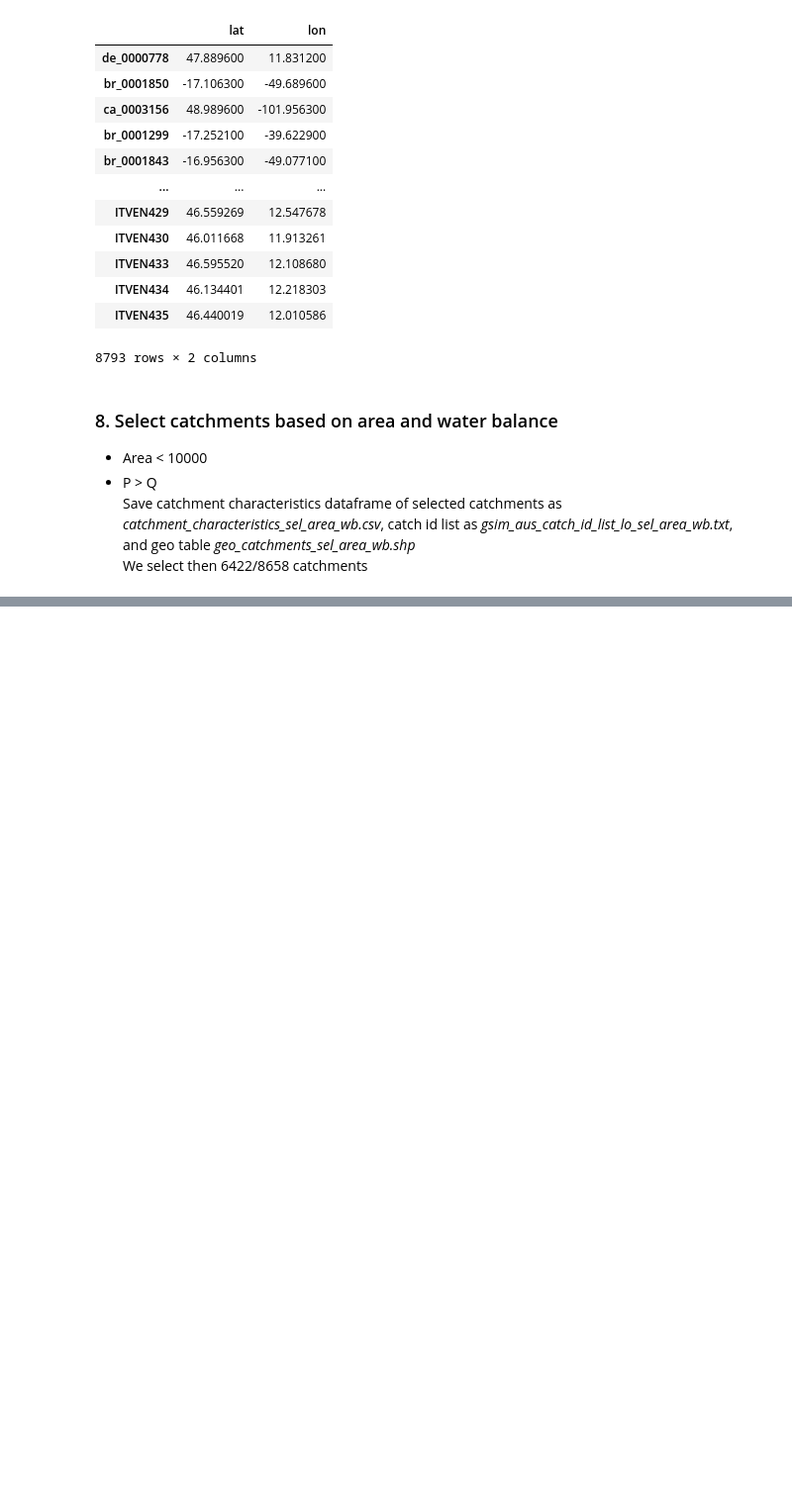
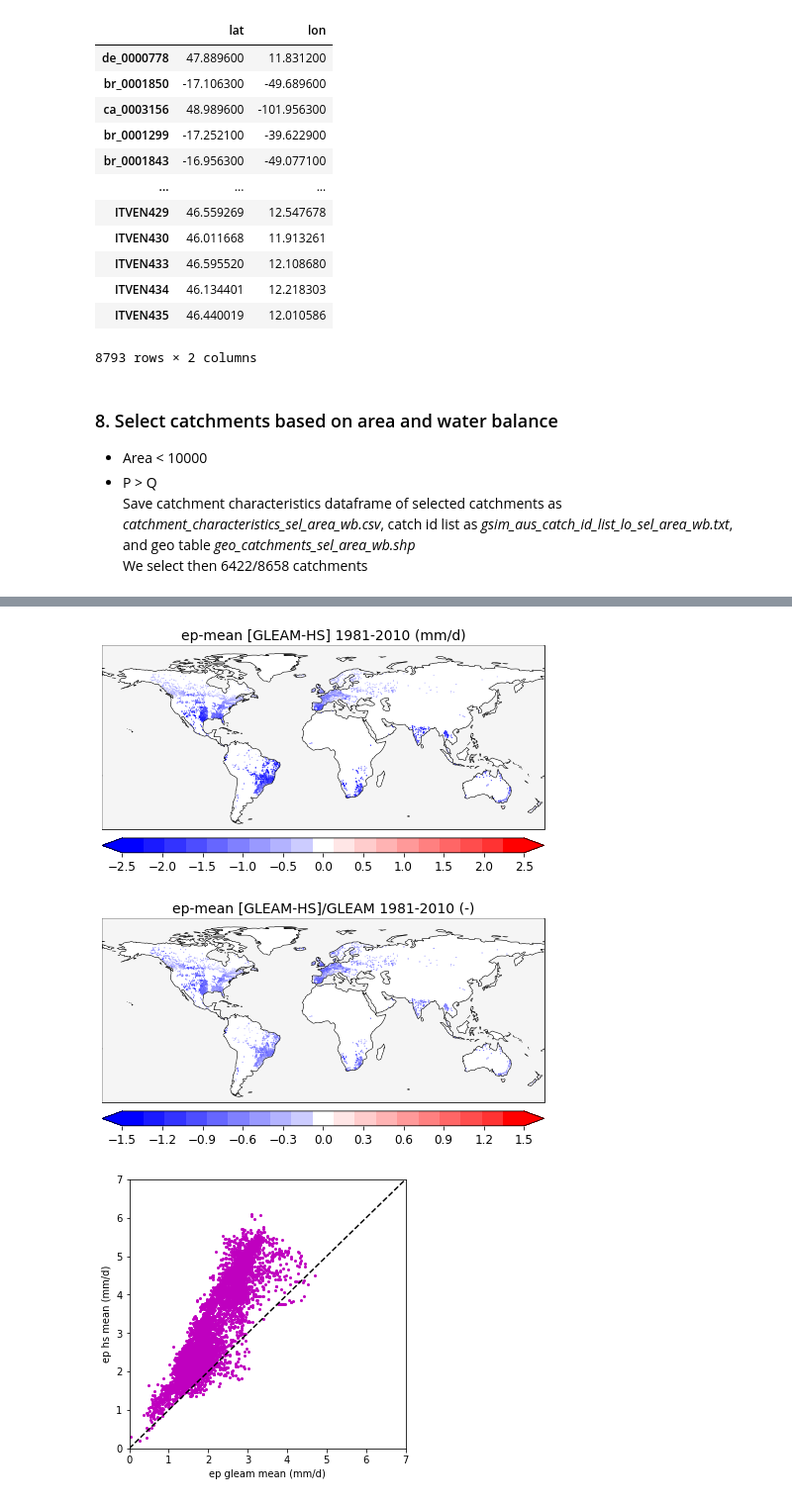
Before and after one commit to fvanoorschot/global_sr_module, a Jupyter notebook: catchment_descriptors.ipynb, the cells around one changed output, grey strips where cells are left out. Shown at 99% size. Drawn from its saved outputs; the diff is of its cells as text; code cells hidden in the pictures; blank space fills up the shorter version.

```diff
--- a/catchment_descriptors.ipynb
+++ b/catchment_descriptors.ipynb
@@ -69,5 +73,0 @@ done
-# %%
-catch_id = 'ca_0005016'
-f  = f'{work_dir}/output/catchment_characteristics/{data_sources}/climate/{catch_id}.csv'
-a = pd.read_csv(f, index_col=0)
-a.phi_sc
@@ -1241,0 +1287,13 @@ a.to_file(f'{work_dir}/output/geo_catchments_sel_area_wb.shp') #store geopandas
+# %%
+ms = pd.read_csv(f'{work_dir}/output/forcing_timeseries/ep_gleam_mean_catchments.csv',index_col=0)
+gs = pd.read_csv(f'{work_dir}/output/forcing_timeseries/ep_hs_mean_catchments.csv',index_col=0)
+latlon = pd.read_csv(f'{work_dir}/output/lat_lon_catchment_outlets.csv',index_col=0)
+area = pd.read_csv(f'{work_dir}/output/catchment_area.csv',index_col=0)
+
+df = pd.DataFrame(index=gs.index, columns=['area','lat','lon','ep_hs_mean','ep_gleam_mean'])
+df['area'] = area.area
+df[['lat','lon']] = latlon[['lat','lon']]
+df['ep_hs_mean'] = gs.ep_hs_mean
+df['ep_gleam_mean'] = ms.ep_gleam_mean
+
+df = df[df.area<10000]
@@ -1241,0 +1316,52 @@ a.to_file(f'{work_dir}/output/geo_catchments_sel_area_wb.shp') #store geopandas
+# %%
+df['dif'] = df.ep_gleam_mean - df.ep_hs_mean
+df['difr'] = (df.ep_gleam_mean - df.ep_hs_mean)/df.ep_gleam_mean
+
+cmap_vd2 = cm.get_cmap('bwr', 21)
+bounds = np.linspace(-2.5,2.5,20)
+bounds2 = np.linspace(-2.5,2.5,11)
+norm = mpl.colors.BoundaryNorm(bounds, cmap_vd2.N)
+
+fig = plt.figure(figsize=(8,8))
+ax = plt.axes(projection=ccrs.PlateCarree())
+ax.coastlines()
+ax.add_feature(cartopy.feature.OCEAN, zorder=100,facecolor='whitesmoke', edgecolor='k',linewidth=0.1)
+ax.set_global()
+ax.set_xlim(-180,180)
+ax.set_ylim(-60,90)
+s = ax.scatter(df.lon,df.lat,s=0.8,c=df.dif,cmap=cmap_vd2, norm=norm,edgecolors='face',marker='o',linewidths=0.1)
+cbar = plt.colorbar(s, orientation='horizontal', label='',spacing='proportional',extend='both', pad=0.02,aspect=30, norm=norm,ticks=bounds2)
+cbar.ax.tick_params(labelsize=12)
+ax.set_title('ep-mean [GLEAM-HS] 1981-2010 (mm/d)',size=14)
+fig.savefig(f'{work_dir}/output/figures/prediction_figures/difabs_epgleam-hs.jpg', bbox_inches='tight',dpi=300)
+
+cmap_vd2 = cm.get_cmap('bwr', 21)
+bounds = np.linspace(-1.5,1.5,20)
+bounds2 = np.linspace(-1.5,1.5,11)
+norm = mpl.colors.BoundaryNorm(bounds, cmap_vd2.N)
+
+fig = plt.figure(figsize=(8,8))
+ax = plt.axes(projection=ccrs.PlateCarree())
+ax.coastlines()
+ax.add_feature(cartopy.feature.OCEAN, zorder=100,facecolor='whitesmoke', edgecolor='k',linewidth=0.1)
+ax.set_global()
+ax.set_xlim(-180,180)
+ax.set_ylim(-60,90)
+s = ax.scatter(df.lon,df.lat,s=0.8,c=df.difr,cmap=cmap_vd2, norm=norm,edgecolors='face',marker='o',linewidths=0.1)
+cbar = plt.colorbar(s, orientation='horizontal', label='',spacing='proportional',extend='both', pad=0.02,aspect=30, norm=norm,ticks=bounds2)
+cbar.ax.tick_params(labelsize=12)
+ax.set_title('ep-mean [GLEAM-HS]/GLEAM 1981-2010 (-)',size=14)
+fig.savefig(f'{work_dir}/output/figures/prediction_figures/difrel_epgleam-hs.jpg', bbox_inches='tight',dpi=300)
+
+plt.figure(figsize=(5,5))
+plt.plot(df.ep_gleam_mean, df.ep_hs_mean, 'mo',markersize=2)
+plt.plot([0,7],[0,7],'k--')
+plt.xlabel('ep gleam mean (mm/d)')
+plt.ylabel('ep hs mean (mm/d)')
+plt.xlim(0,7)
+plt.ylim(0,7)
+plt.savefig(f'{work_dir}/output/figures/prediction_figures/dif_scatter_epgleam-hs.jpg', bbox_inches='tight',dpi=300)
+# %% [output]
+[figure, added]
+[figure, added]
+[figure, added]
```
Also changed, not shown: parts of 20 cells of this notebook, 2 other files.
